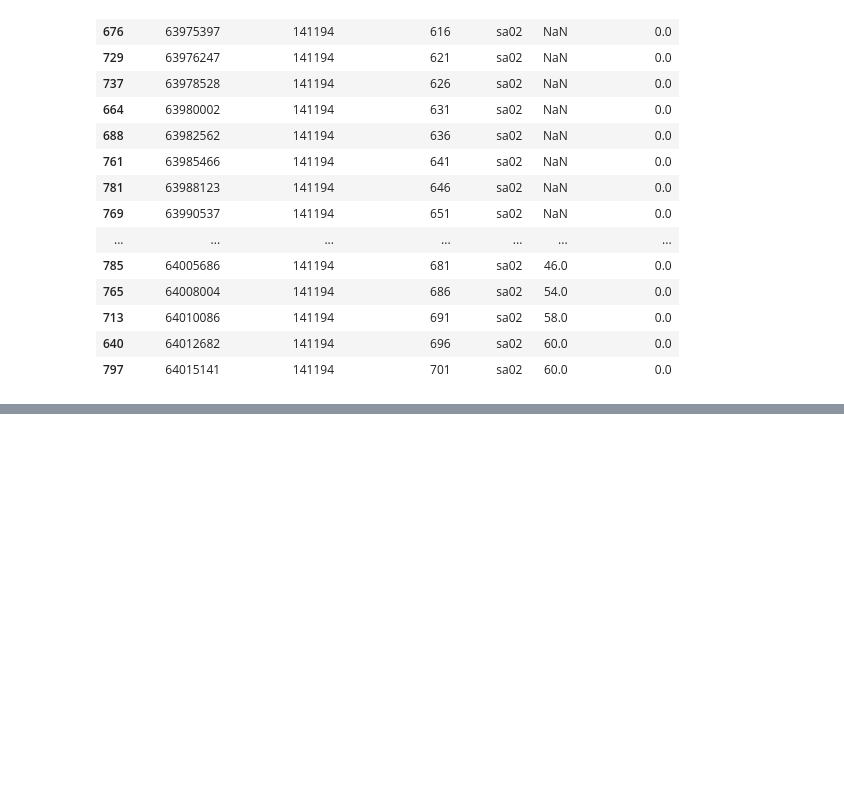
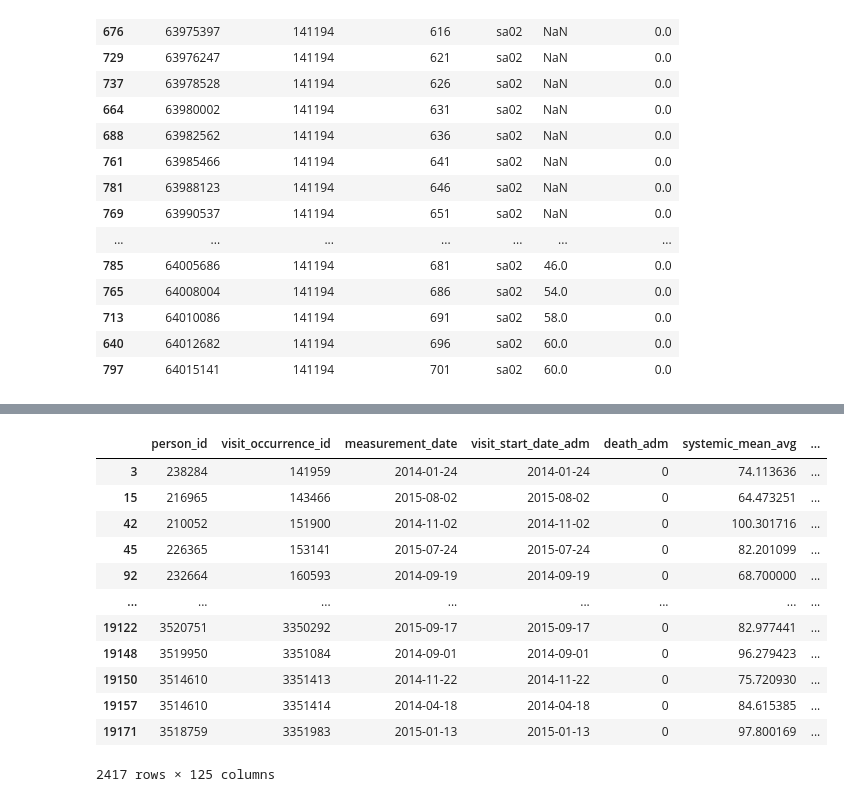
Before and after one commit to ryashpal/eICU-EHR-Pipeline, a Jupyter notebook: notebooks/testing.ipynb, the cells around one changed output, grey strips where cells are left out. Saved outputs shown, nothing was run; the diff lists cells and outputs as text; code cells hidden in the pictures; blank space fills up the shorter version.

```diff
--- a/notebooks/testing.ipynb
+++ b/notebooks/testing.ipynb
@@ -385,0 +409,17 @@ df[df.observationday == 0].sort_values('observationoffset', ascending=True)[120:
+# %%
+dataDf = dataDf[(dataDf['measurement_date'] == dataDf['visit_start_date_adm'])]
+dataDf
+# %% [output]
+|  | person_id | visit_occurrence_id | measurement_date | visit_start_date_adm | death_adm | systemic_mean_avg | ... |
+| 3 | 238284 | 141959 | 2014-01-24 | 2014-01-24 | 0 | 74.113636 | ... |
+| 15 | 216965 | 143466 | 2015-08-02 | 2015-08-02 | 0 | 64.473251 | ... |
+| 42 | 210052 | 151900 | 2014-11-02 | 2014-11-02 | 0 | 100.301716 | ... |
+| 45 | 226365 | 153141 | 2015-07-24 | 2015-07-24 | 0 | 82.201099 | ... |
+| 92 | 232664 | 160593 | 2014-09-19 | 2014-09-19 | 0 | 68.700000 | ... |
+| ... | ... | ... | ... | ... | ... | ... | ... |
+| 19122 | 3520751 | 3350292 | 2015-09-17 | 2015-09-17 | 0 | 82.977441 | ... |
+| 19148 | 3519950 | 3351084 | 2014-09-01 | 2014-09-01 | 0 | 96.279423 | ... |
+| 19150 | 3514610 | 3351413 | 2014-11-22 | 2014-11-22 | 0 | 75.720930 | ... |
+| 19157 | 3514610 | 3351414 | 2014-04-18 | 2014-04-18 | 0 | 84.615385 | ... |
+| 19171 | 3518759 | 3351983 | 2015-01-13 | 2015-01-13 | 0 | 97.800169 | ... |
+2417 rows × 125 columns
```
Also changed, not shown: parts of 7 cells of this notebook, 6 other files.
